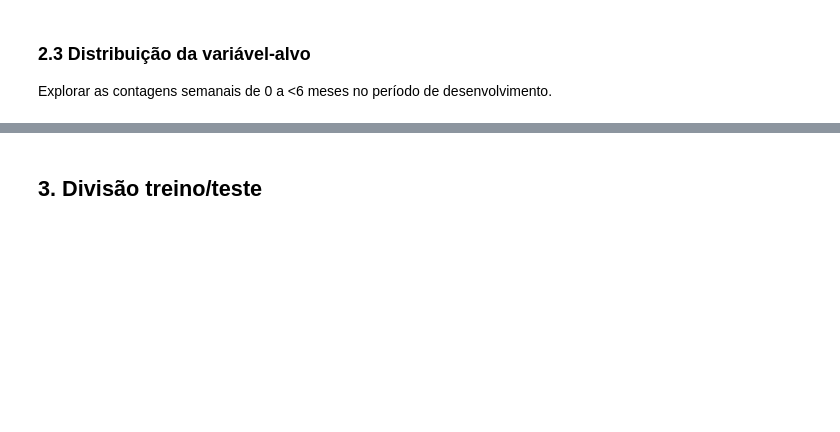
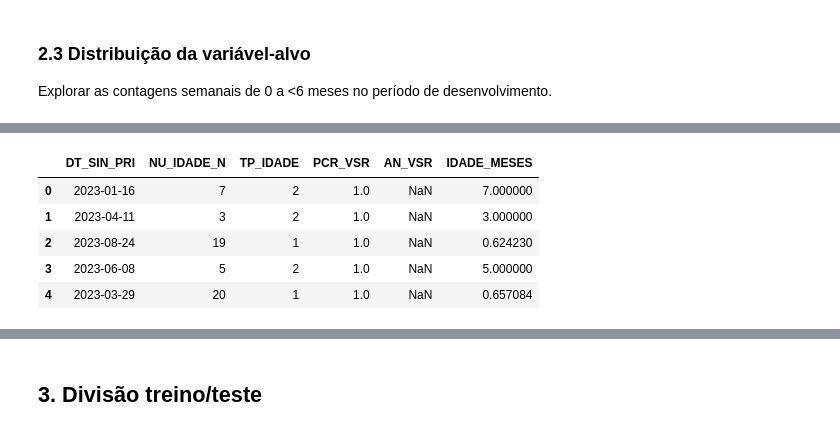
Before and after one commit to Machine-Learning-Name-in-progress/Regression-Pipeline, a Jupyter notebook: regression_pipeline.ipynb, the cells around one changed output, grey strips where cells are left out. Saved outputs shown, nothing was run; the diff lists cells and outputs as text; code cells hidden in the pictures; blank space fills up the shorter version.

```diff
--- a/regression_pipeline.ipynb
+++ b/regression_pipeline.ipynb
@@ -86,2 +195,20 @@ Explorar as três faixas e identificar sazonalidade.
 
 Investigar correlação e colinearidade entre as contagens semanais.
+# %%
+# Pondo todas as idades em meses.
+condicoes = [
+    df['TP_IDADE'] == 1,  # Dias
+    df['TP_IDADE'] == 2,  # Meses
+    df['TP_IDADE'] == 3,  # Anos
+]
+escolhas = [df['NU_IDADE_N'] / 30.4375, df['NU_IDADE_N'], df['NU_IDADE_N'] * 12]
+df['IDADE_MESES'] = np.select(condicoes, escolhas, default=np.nan)
+# %%
+df.head()
+# %% [output]
+|  | DT_SIN_PRI | NU_IDADE_N | TP_IDADE | PCR_VSR | AN_VSR | IDADE_MESES |
+| 0 | 2023-01-16 | 7 | 2 | 1.0 | NaN | 7.000000 |
+| 1 | 2023-04-11 | 3 | 2 | 1.0 | NaN | 3.000000 |
+| 2 | 2023-08-24 | 19 | 1 | 1.0 | NaN | 0.624230 |
+| 3 | 2023-06-08 | 5 | 2 | 1.0 | NaN | 5.000000 |
+| 4 | 2023-03-29 | 20 | 1 | 1.0 | NaN | 0.657084 |
```
Also changed, not shown: parts of 28 cells of this notebook.
